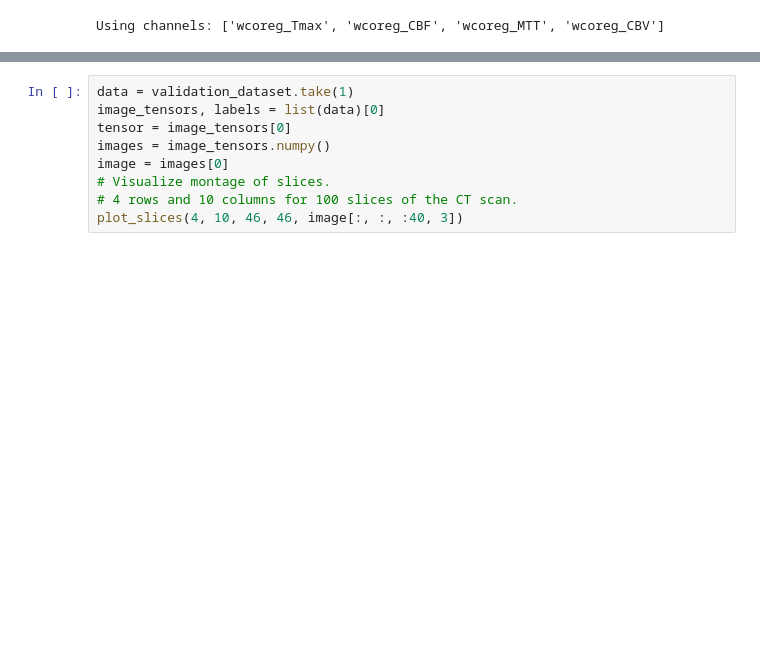
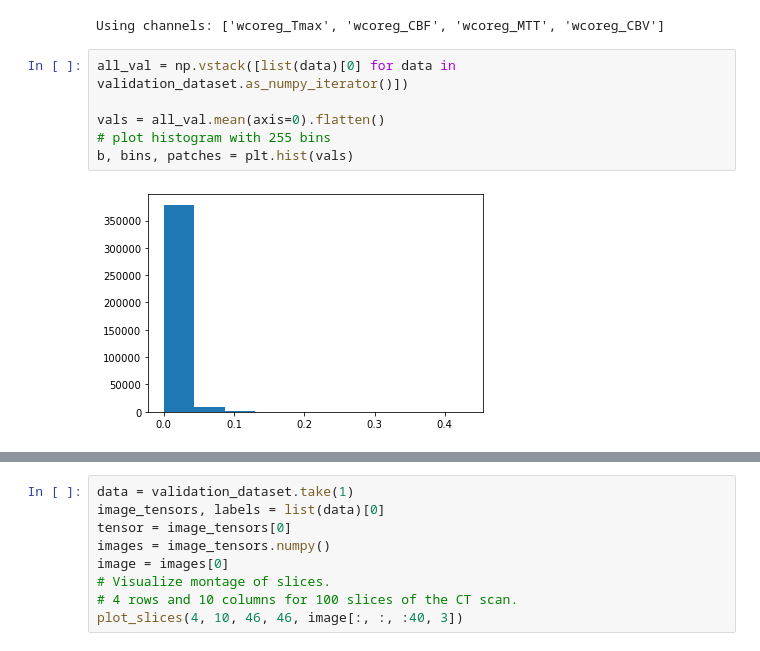
Before and after one commit to JulianKlug/scop, a Jupyter notebook: exploratory_experiments/onset/data_augment_test.ipynb, the cells around one changed output, grey strips where cells are left out. Saved outputs shown, nothing was run; the diff lists cells and outputs as text; blank space fills up the shorter version.

```diff
--- a/exploratory_experiments/onset/data_augment_test.ipynb
+++ b/exploratory_experiments/onset/data_augment_test.ipynb
@@ -43,3 +43,11 @@ train_dataset, validation_dataset, id_allocation = get_gsd_outcome_dataset(label
                                                             continuous_outcome=1)
 # %% [output]
 Using channels: ['wcoreg_Tmax', 'wcoreg_CBF', 'wcoreg_MTT', 'wcoreg_CBV']
+# %%
+all_val = np.vstack([list(data)[0] for data in validation_dataset.as_numpy_iterator()])
+
+vals = all_val.mean(axis=0).flatten()
+# plot histogram with 255 bins
+b, bins, patches = plt.hist(vals)
+# %% [output]
+[figure, added]
```
Also changed, not shown: parts of 7 cells of this notebook, 5 other files.
